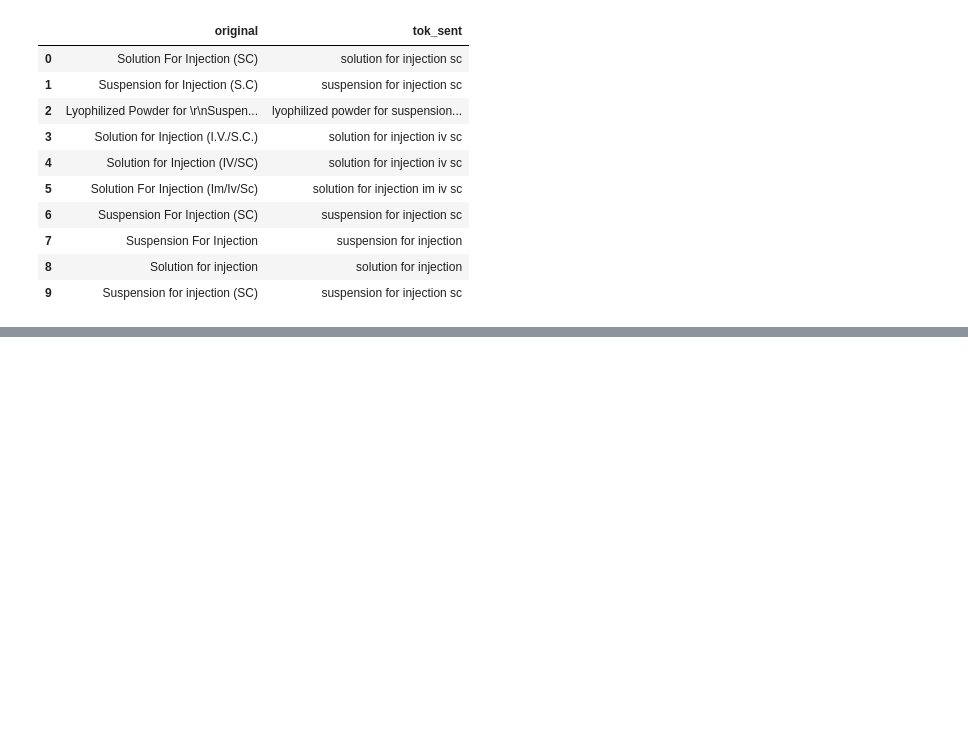
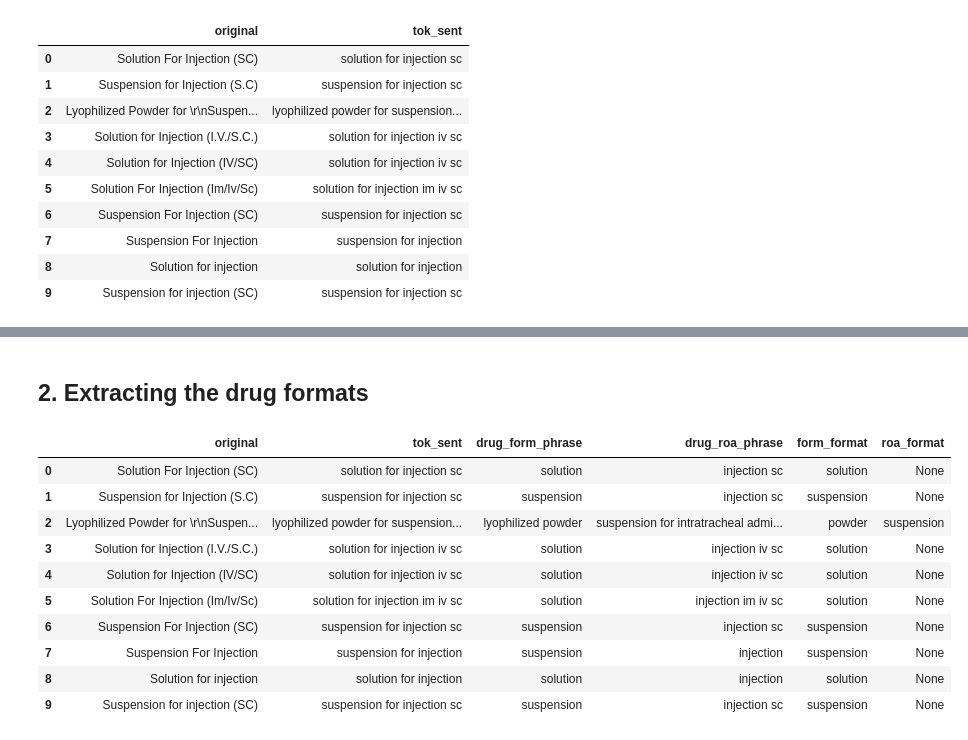
Before and after one commit to rey-g/fda-registered-drugs, a Jupyter notebook: 01a_Data Cleaning.ipynb, the cells around one changed output, grey strips where cells are left out. Saved outputs shown, nothing was run; the diff lists cells and outputs as text; code cells hidden in the pictures; blank space fills up the shorter version.

```diff
--- a/01a_Data Cleaning.ipynb
+++ b/01a_Data Cleaning.ipynb
@@ -209,0 +262,2 @@ We use the following properties in general to describe the drug:
+# %% [markdown]
+## 2. Extracting the drug formats
@@ -209,0 +272,27 @@ We use the following properties in general to describe the drug:
+# %%
+def get_drug_format(subphrase):
+
+    drug_format = None
+    for roa in roa_nouns:
+        try:
+            drug_format = re.search(roa, subphrase).group(0)
+        except (TypeError, AttributeError):
+            continue
+
+    return drug_format
+# %%
+format_map['form_format'] = format_map['drug_form_phrase'].apply(get_drug_format)
+format_map['roa_format'] = format_map['drug_roa_phrase'].apply(get_drug_format)
+format_map.head(10)
+# %% [output]
+|  | original | tok_sent | drug_form_phrase | drug_roa_phrase | form_format | roa_format |
+| 0 | Solution For Injection (SC) | solution for injection sc | solution | injection sc | solution | None |
+| 1 | Suspension for Injection (S.C) | suspension for injection sc | suspension | injection sc | suspension | None |
+| 2 | Lyophilized Powder for \r\nSuspen... | lyophilized powder for suspension... | lyophilized powder | suspension for intratracheal admi... | powder | suspension |
+| 3 | Solution for Injection (I.V./S.C.) | solution for injection iv sc | solution | injection iv sc | solution | None |
+| 4 | Solution for Injection (IV/SC) | solution for injection iv sc | solution | injection iv sc | solution | None |
+| 5 | Solution For Injection (Im/Iv/Sc) | solution for injection im iv sc | solution | injection im iv sc | solution | None |
+| 6 | Suspension For Injection (SC) | suspension for injection sc | suspension | injection sc | suspension | None |
+| 7 | Suspension For Injection | suspension for injection | suspension | injection | suspension | None |
+| 8 | Solution for injection | solution for injection | solution | injection | solution | None |
+| 9 | Suspension for injection (SC) | suspension for injection sc | suspension | injection sc | suspension | None |
```
Also changed, not shown: parts of 15 cells of this notebook, 2 other files.
